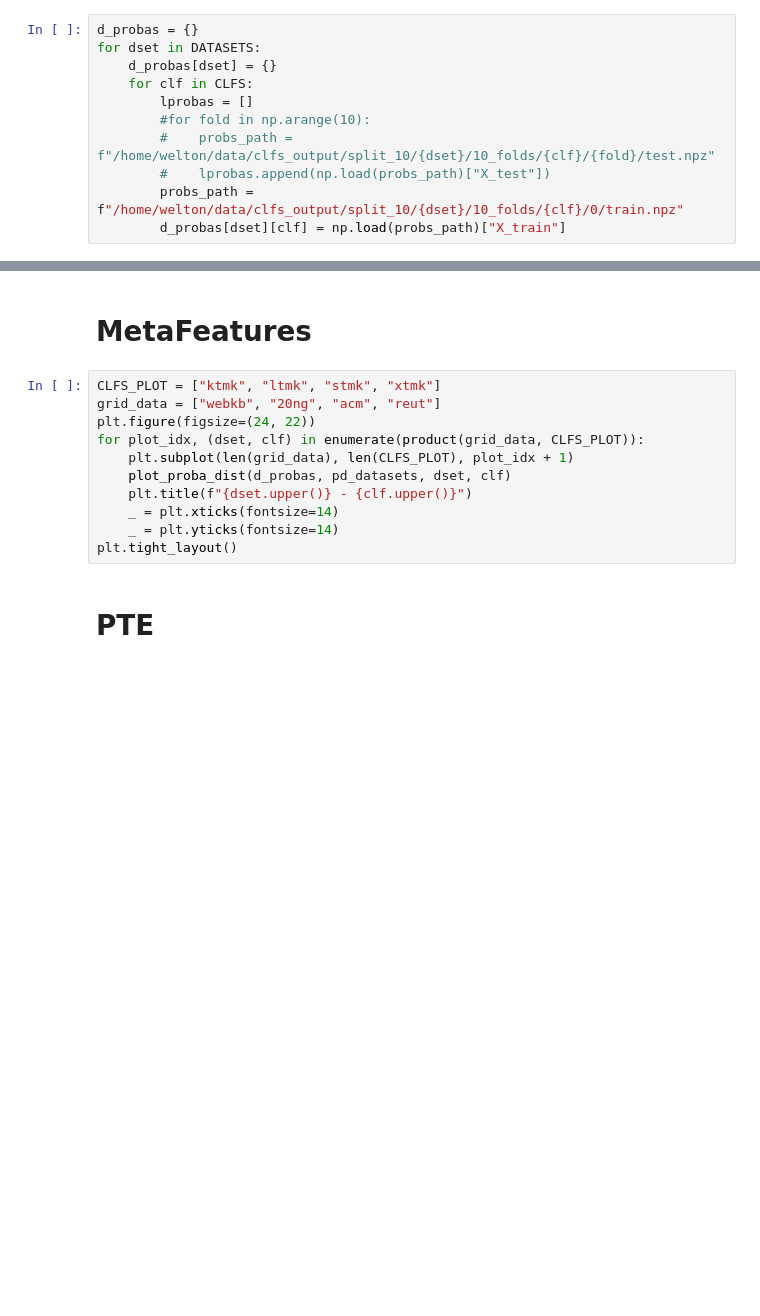
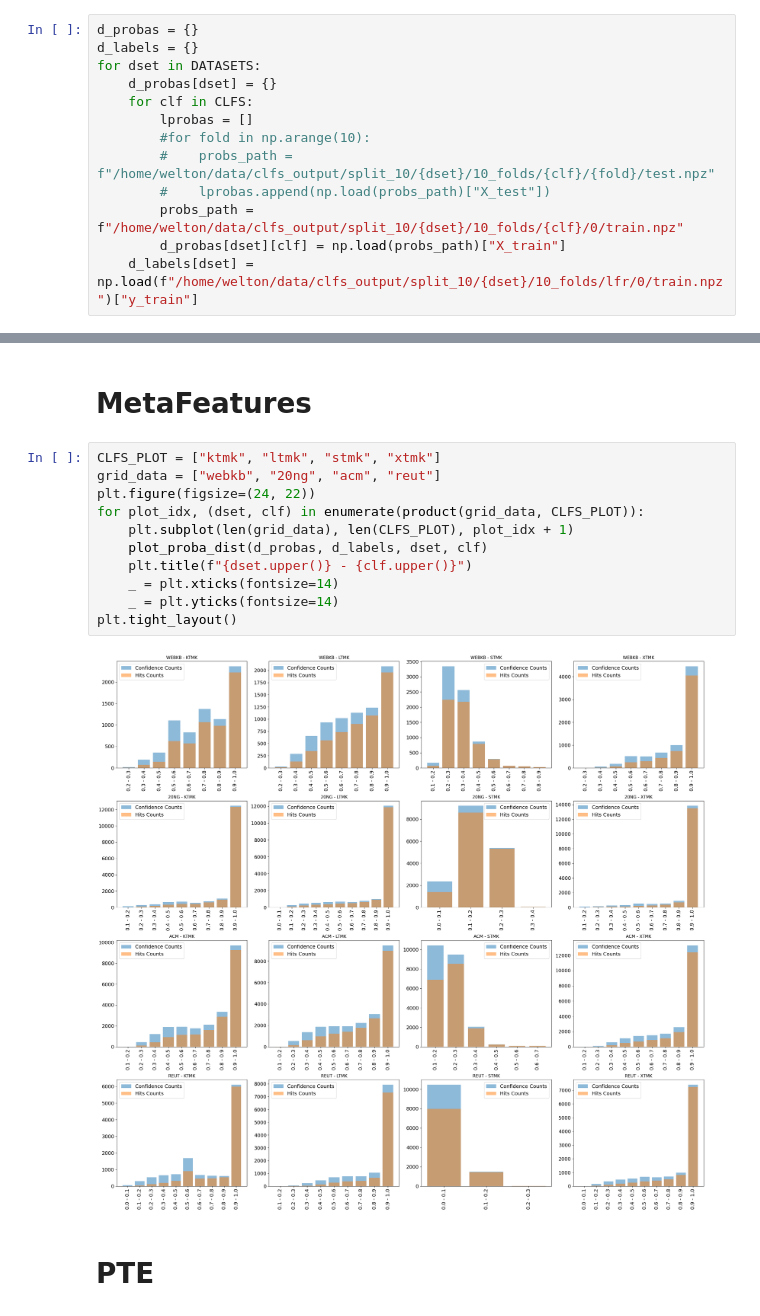
Before and after one commit to warSantos/MS, a Jupyter notebook: analysis/analysis_stacking/hits_by_probs_train.ipynb, the cells around one changed output, grey strips where cells are left out. Cells and saved outputs as stored; diff of their text form; blank space fills up the shorter version.

```diff
--- a/analysis/analysis_stacking/hits_by_probs_train.ipynb
+++ b/analysis/analysis_stacking/hits_by_probs_train.ipynb
@@ -22,5 +22,6 @@ pd_datasets = get_datasets(DATASETS, path="/home/welton/data/pd_datasets/__dset_
 # %%
 d_probas = {}
+d_labels = {}
 for dset in DATASETS:
     d_probas[dset] = {}
     for clf in CLFS:
@@ -30,3 +31,4 @@ for dset in DATASETS:
         #    lprobas.append(np.load(probs_path)["X_test"])
         probs_path = f"/home/welton/data/clfs_output/split_10/{dset}/10_folds/{clf}/0/train.npz"
         d_probas[dset][clf] = np.load(probs_path)["X_train"]
+    d_labels[dset] = np.load(f"/home/welton/data/clfs_output/split_10/{dset}/10_folds/lfr/0/train.npz")["y_train"]
@@ -78,14 +82,16 @@ def plot_proba_dist(d_probas, pd_datasets, dset, clf):
 # %%
 CLFS_PLOT = ["ktmk", "ltmk", "stmk", "xtmk"]
 grid_data = ["webkb", "20ng", "acm", "reut"]
 plt.figure(figsize=(24, 22))
 for plot_idx, (dset, clf) in enumerate(product(grid_data, CLFS_PLOT)):
     plt.subplot(len(grid_data), len(CLFS_PLOT), plot_idx + 1)
-    plot_proba_dist(d_probas, pd_datasets, dset, clf)
+    plot_proba_dist(d_probas, d_labels, dset, clf)
     plt.title(f"{dset.upper()} - {clf.upper()}")
     _ = plt.xticks(fontsize=14)
     _ = plt.yticks(fontsize=14)
 plt.tight_layout()
+# %% [output]
+[figure, added]
 # %% [markdown]
 # PTE
 # %%
```
Also changed, not shown: parts of 9 cells of this notebook, 13 other files.
